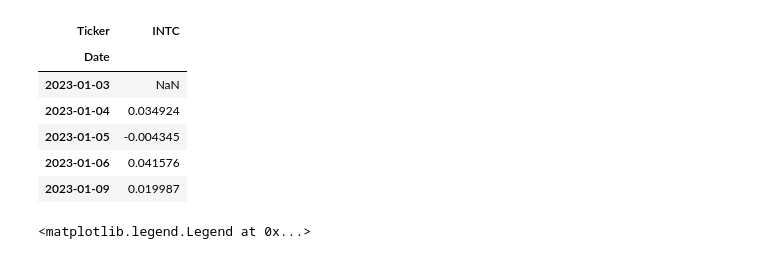
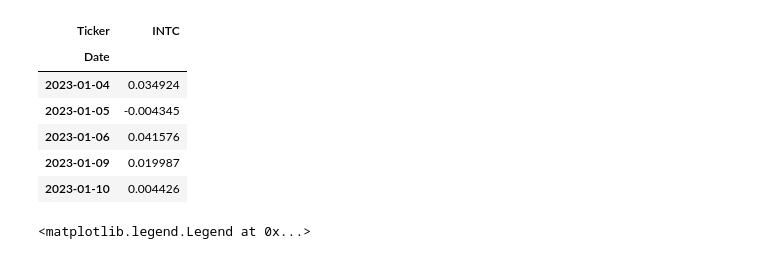
Before and after one commit to AndersJensen5004/FinMath, a Jupyter notebook: main.ipynb, the cells around one changed output. Drawn from its saved outputs; the diff is of its cells as text; code cells hidden in the pictures.

```diff
--- a/main.ipynb
+++ b/main.ipynb
@@ -31,16 +31,19 @@ stock_data.head()
 # %%
 stock_log_ret = stock_data['Close'].apply(lambda x: np.log(x)).diff()
 index_log_ret = index_data['Close'].apply(lambda x: np.log(x)).diff()
 
+stock_log_ret = stock_log_ret.dropna()
+index_log_ret = index_log_ret.dropna()
+
 stock_log_ret.head()
 # %% [output]
 | Ticker | INTC |
 | Date |  |
-| 2023-01-03 | NaN |
 | 2023-01-04 | 0.034924 |
 | 2023-01-05 | -0.004345 |
 | 2023-01-06 | 0.041576 |
 | 2023-01-09 | 0.019987 |
+| 2023-01-10 | 0.004426 |
 # %%
 # plot log returns
 plt.figure(figsize=(12, 6))
```
Also changed, not shown: parts of 7 cells of this notebook.
